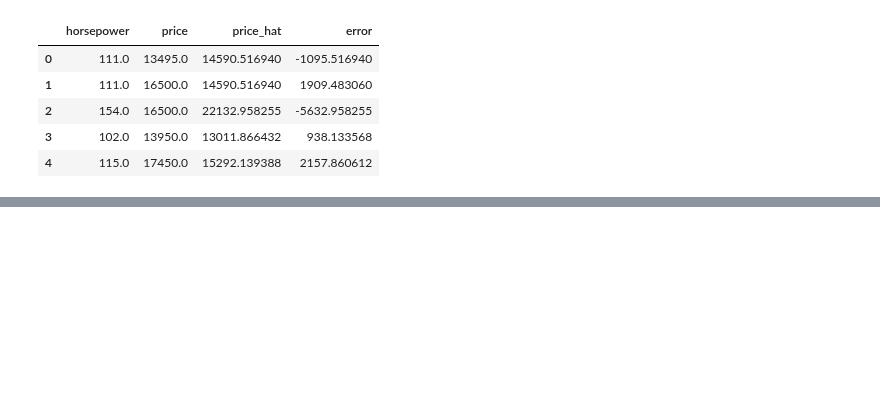
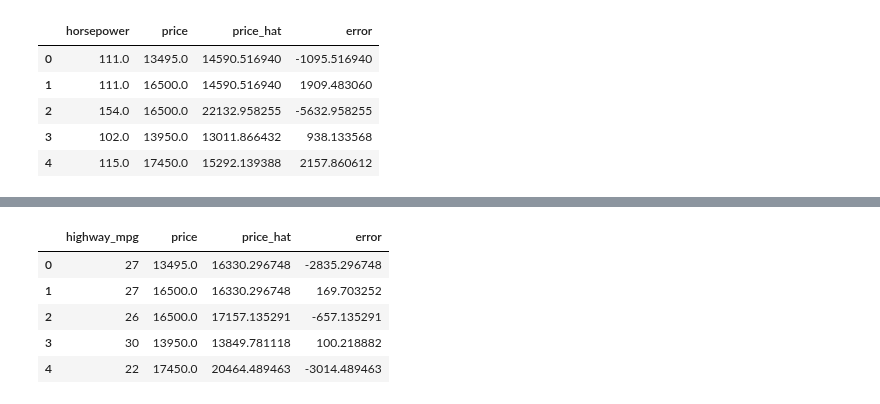
Before and after one commit to jgomezz/cpe_ciencia_datos_python, a Jupyter notebook: mod3_analitica_datos_python/semana_03_desarrollo_modelo.ipynb, the cells around one changed output, grey strips where cells are left out. Drawn from its saved outputs; the diff is of its cells as text; code cells hidden in the pictures; blank space fills up the shorter version.

```diff
--- a/mod3_analitica_datos_python/semana_03_desarrollo_modelo.ipynb
+++ b/mod3_analitica_datos_python/semana_03_desarrollo_modelo.ipynb
@@ -500,3 +513,7 @@ df1.head()
 | 2 | 154.0 | 16500.0 | 22132.958255 | -5632.958255 |
 | 3 | 102.0 | 13950.0 | 13011.866432 | 938.133568 |
 | 4 | 115.0 | 17450.0 | 15292.139388 | 2157.860612 |
+# %%
+df2 = df[['highway-mpg','price']].copy()
+df2 = df2.rename(columns={'highway-mpg': 'highway_mpg'})
+df2.head()
@@ -502,0 +527,4 @@ df1.head()
+# %%
+# Regresión usando la librería statsmodels
+results = smf.ols('price ~  highway_mpg', data=df2).fit()
+print(results.summary())
@@ -502,0 +549,12 @@ df1.head()
+# %%
+y_pred = results.predict(df2['highway_mpg'])
+df2["price_hat"] = y_pred
+df2["error"] = df2["price"] - df2["price_hat"]
+df2.head()
+# %% [output]
+|  | highway_mpg | price | price_hat | error |
+| 0 | 27 | 13495.0 | 16330.296748 | -2835.296748 |
+| 1 | 27 | 16500.0 | 16330.296748 | 169.703252 |
+| 2 | 26 | 16500.0 | 17157.135291 | -657.135291 |
+| 3 | 30 | 13950.0 | 13849.781118 | 100.218882 |
+| 4 | 22 | 17450.0 | 20464.489463 | -3014.489463 |
```
Also changed, not shown: parts of 18 cells of this notebook.
